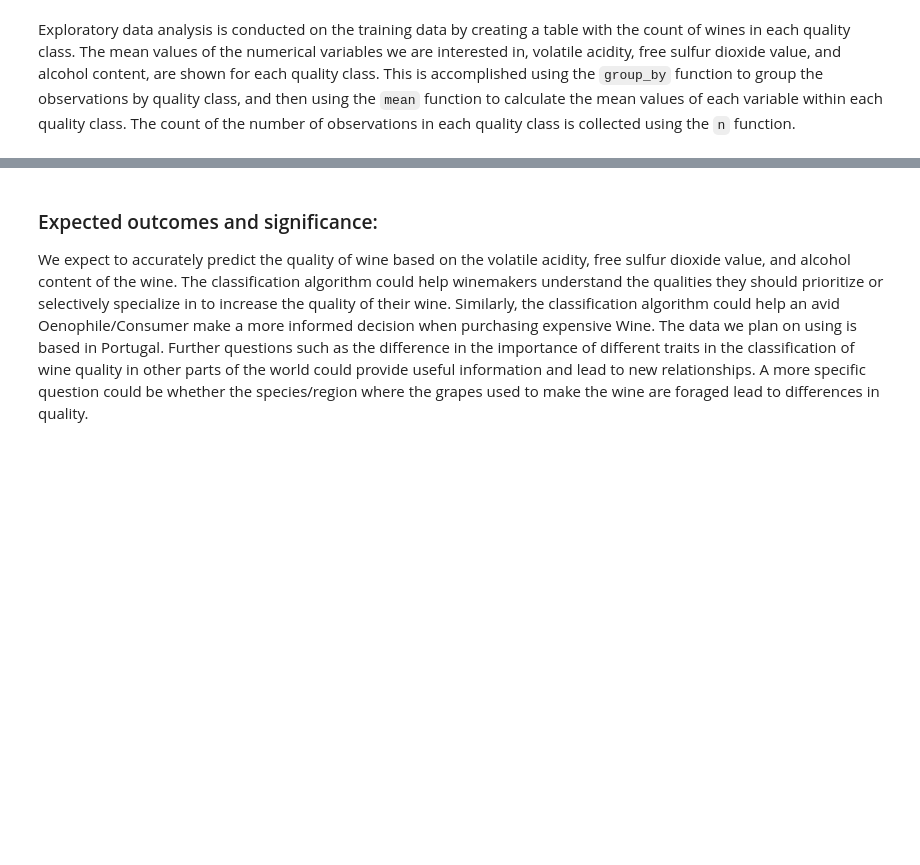
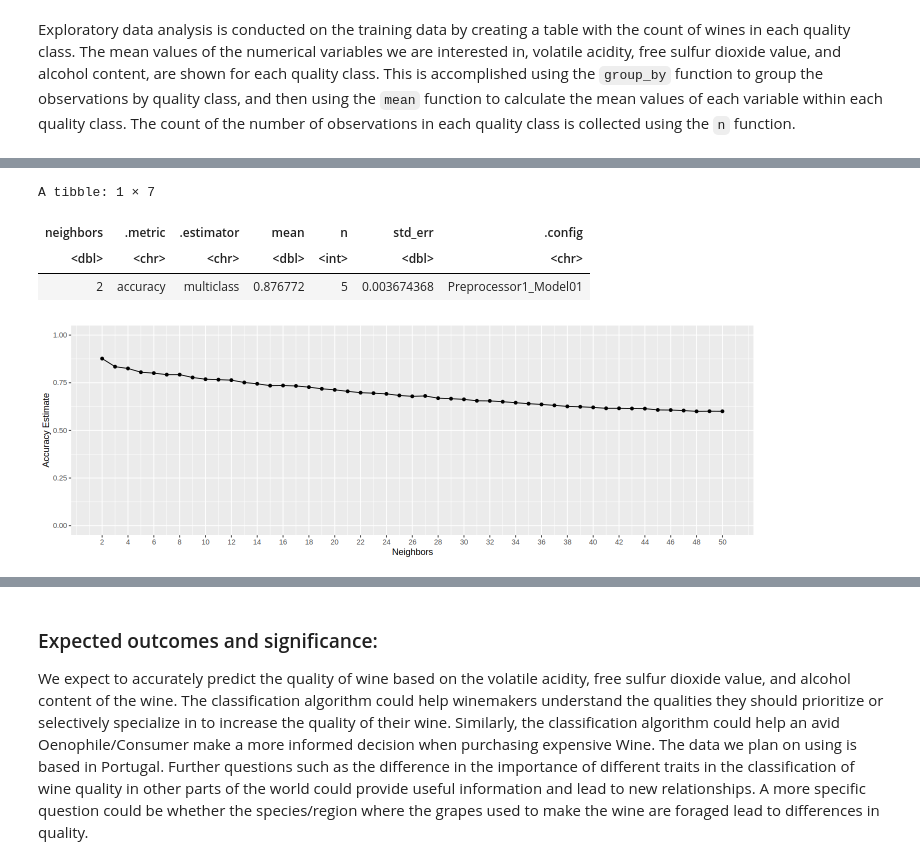
Before and after one commit to rahim620/DSCI100-PROJECT-FALL23, a Jupyter notebook: wine_quality.ipynb, the cells around one changed output, grey strips where cells are left out. Drawn from its saved outputs; the diff is of its cells as text; code cells hidden in the pictures; blank space fills up the shorter version.

```diff
--- a/wine_quality.ipynb
+++ b/wine_quality.ipynb
@@ -153,0 +224,48 @@ List of 1
+# %%
+# WITH OVERSAMPLING
+
+# Balance the training data by oversampling the observations until all quality scores appear the same amount of times
+set.seed(4321)
+wine_train_balanced <- upsample(wine_train, "quality")
+
+# Create a recipe that scales and centers the data and deals with the imbalance through oversampling
+recipe_balanced <- recipe(quality ~ alcohol + free_sulfur_dioxide + volatile_acidity, data = wine_train_balanced) |>
+    step_scale(all_predictors()) |>
+    step_center(all_predictors())
+
+# 5-fold cross validation for balanced training data
+wine_vfold_balanced <- vfold_cv(wine_train_balanced, v = 5, strata = quality)
+
+# Use the same knn specification and k values as earlier
+# Note that these results is based on some identical observations in both the training set and validation set due to upsampling
+results_balanced <- workflow() |>
+    add_recipe(recipe_balanced) |>
+    add_model(knn_tune) |>
+    tune_grid(resamples = wine_vfold_balanced, grid = k_vals) |>
+    collect_metrics()
+# %%
+# Plot the accuracy for different k values
+options(repr.plot.width = 12, repr.plot.height = 4)
+
+accuracies_balanced <- results_balanced |>
+    filter(.metric == "accuracy")
+
+accuracy_balanced_plot <- ggplot(accuracies_balanced, aes(x = neighbors, y = mean))+
+    geom_point() +
+    geom_line() +
+    labs(x = "Neighbors", y = "Accuracy Estimate") +
+    scale_x_continuous(breaks = seq(2, 50, by = 2)) +  # adjusting the x-axis
+    scale_y_continuous(limits = c(0, 1)) # adjusting the y-axis
+
+k_balanced <- accuracies_balanced |>
+    arrange(-mean) |>
+    slice(1)
+
+k_balanced
+accuracy_balanced_plot
+# %% [output]
+A tibble: 1 × 7
+| neighbors | .metric | .estimator | mean | n | std_err | .config |
+| <dbl> | <chr> | <chr> | <dbl> | <int> | <dbl> | <chr> |
+| 2 | accuracy | multiclass | 0.876772 | 5 | 0.003674368 | Preprocessor1_Model01 |
+[figure, added]
```
Also changed, not shown: parts of 15 cells of this notebook.
